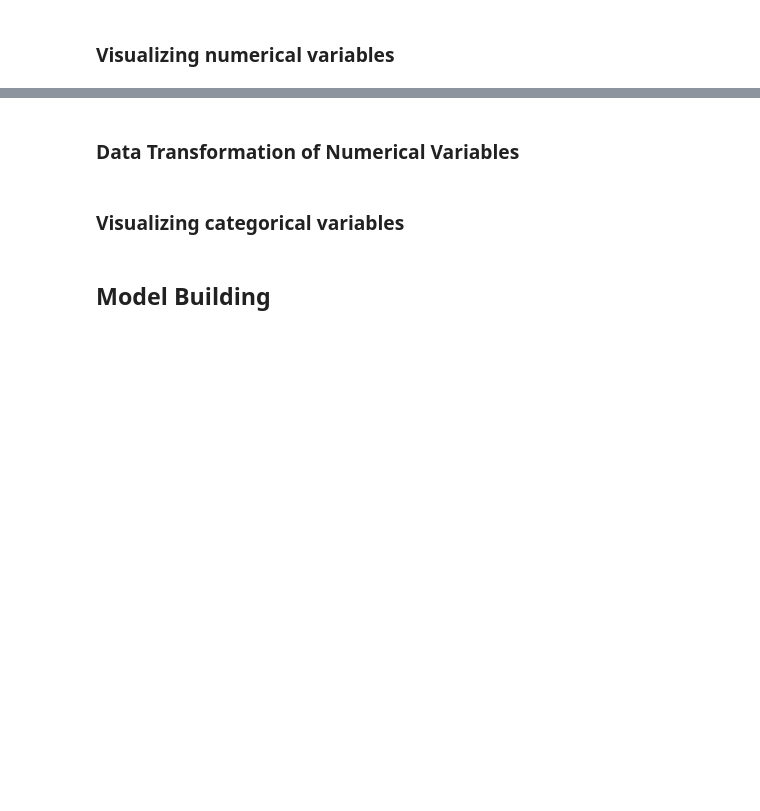
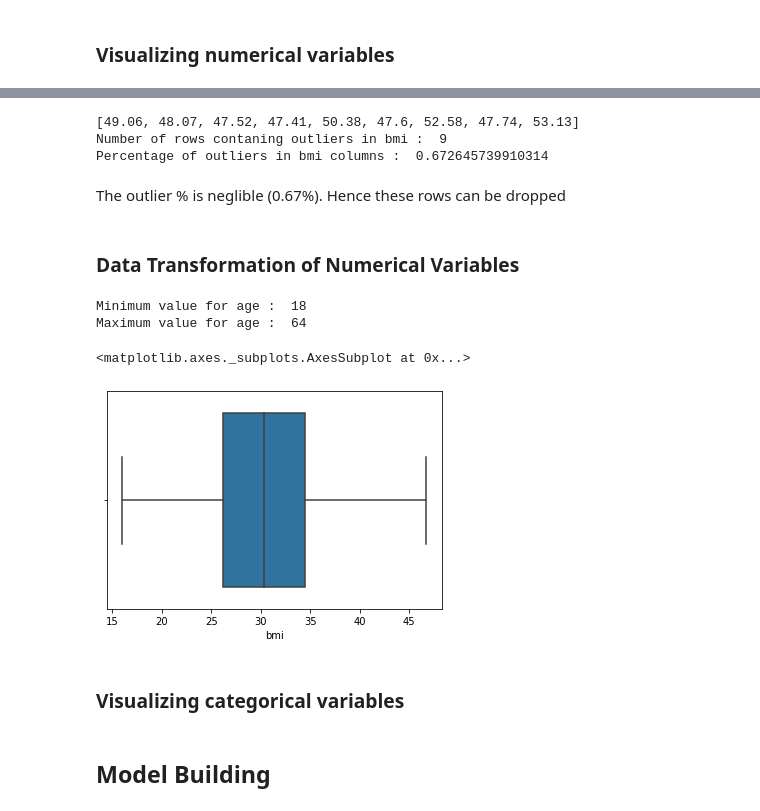
Before and after one commit to Snigdha171/PythonMiniProgramSeries, a Jupyter notebook: Health-Insurance-DataAnalysis/health_insurance_dataAnalysis.ipynb, the cells around one changed output, grey strips where cells are left out. Drawn from its saved outputs; the diff is of its cells as text; code cells hidden in the pictures; blank space fills up the shorter version.

```diff
--- a/Health-Insurance-DataAnalysis/health_insurance_dataAnalysis.ipynb
+++ b/Health-Insurance-DataAnalysis/health_insurance_dataAnalysis.ipynb
@@ -89,5 +128,44 @@ health_ins_df.describe()
+# %%
+#Finding the outlier values in the bmi column
+outlier_list = boxplot_stats(health_ins_df.bmi).pop(0)['fliers'].tolist()
+print(outlier_list)
+
+#Finding the number of rows containing outliers
+outlier_bmi_rows = health_ins_df[health_ins_df.bmi.isin(outlier_list)].shape[0]
+print("Number of rows contaning outliers in bmi : ", outlier_bmi_rows)
+
+#Percentage of rows which are outliers
+percent_bmi_outlier = (outlier_bmi_rows/health_ins_df.shape[0])*100
+print("Percentage of outliers in bmi columns : ", percent_bmi_outlier)
+# %% [output]
+[49.06, 48.07, 47.52, 47.41, 50.38, 47.6, 52.58, 47.74, 53.13]
+Number of rows contaning outliers in bmi :  9
+Percentage of outliers in bmi columns :  0.672645739910314
+# %% [markdown]
+The outlier % is neglible (0.67%). Hence these rows can be dropped
 # %% [markdown]
 ### **Data Transformation of Numerical Variables**
+# %%
+#Converting age into age brackets
+print("Minimum value for age : ", health_ins_df['age'].min(),"\nMaximum value for age : ", health_ins_df['age'].max())
+
+#Age between 18 to 40 years will fall under young
+#Age between 41 to 58 years will fall under mid-age
+#Age above 58 years will fall under old age
+
+health_ins_df.loc[(health_ins_df['age'] >=18) & (health_ins_df['age'] <= 40), 'age_group'] = 'young'
+health_ins_df.loc[(health_ins_df['age'] >= 41) & (health_ins_df['age'] <= 58), 'age_group'] = 'mid-age'
+health_ins_df.loc[health_ins_df['age'] > 58, 'age_group'] = 'old'
+# %% [output]
+Minimum value for age :  18
+Maximum value for age :  64
+# %%
+#Removing outier from bmi column
+health_ins_df_clean = health_ins_df[~health_ins_df.bmi.isin(outlier_list)]
+sns.boxplot(x = 'bmi', data = health_ins_df_clean)
+# %% [output]
+<matplotlib.axes._subplots.AxesSubplot at 0x...>
+[figure, added]
 # %% [markdown]
 ### **Visualizing categorical variables**
 # %% [markdown]
```
Also changed, not shown: parts of 7 cells of this notebook.
